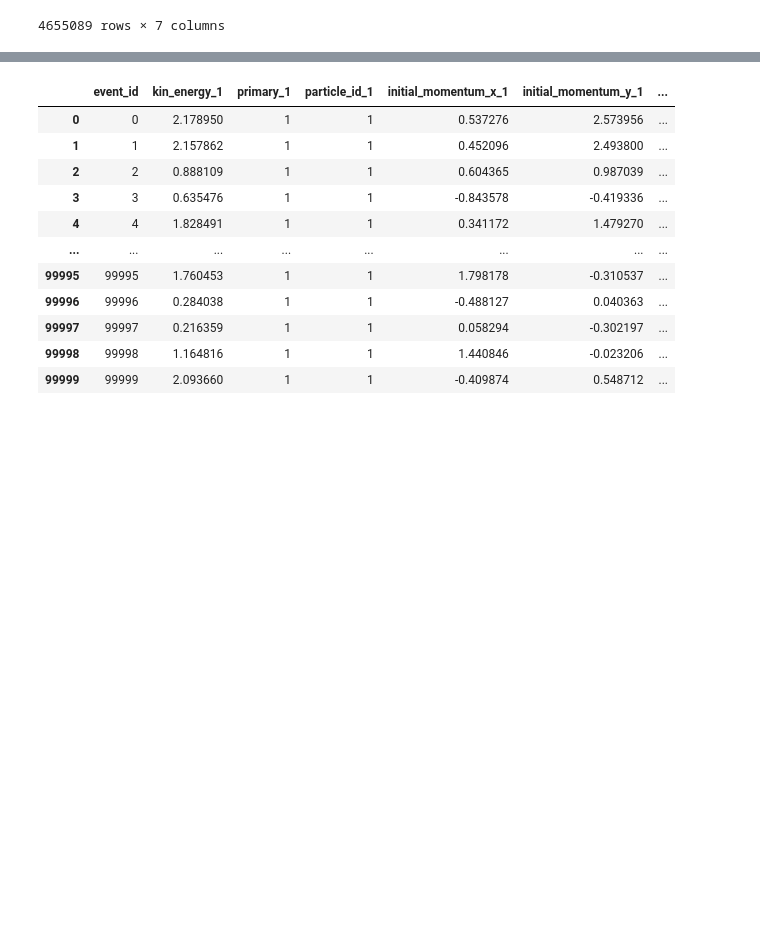
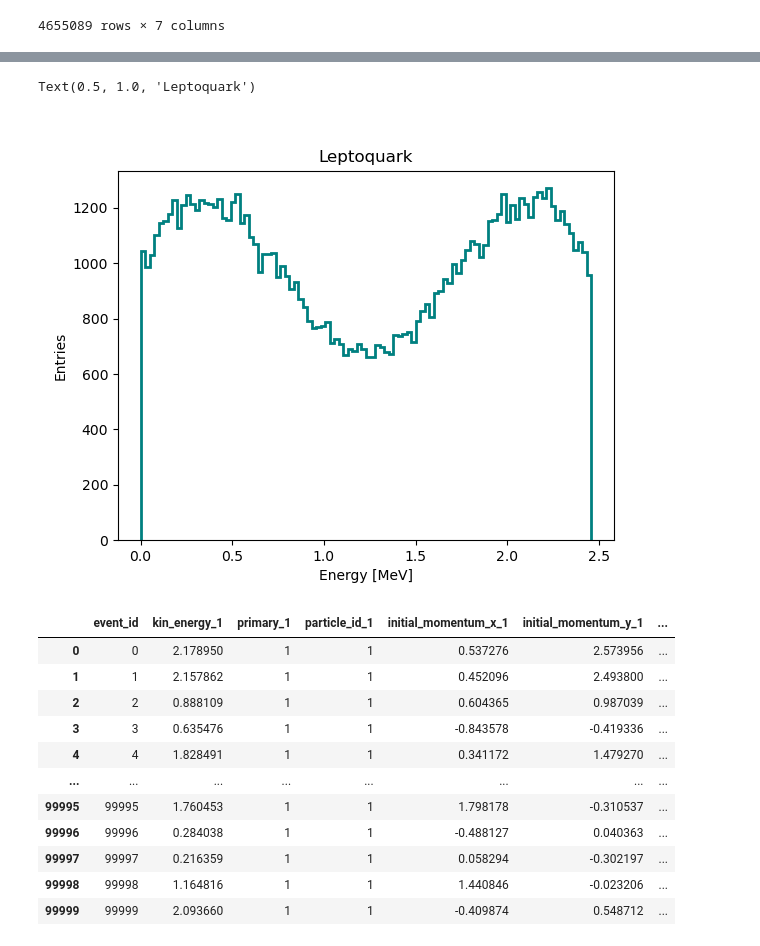
Before and after one commit to kvjmistry/NEXT_nudobe, a Jupyter notebook: workdir/PlotNexusEvents.ipynb, the cells around one changed output, grey strips where cells are left out. Cells and saved outputs as stored; diff of their text form; code cells hidden in the pictures; blank space fills up the shorter version.

```diff
--- a/workdir/PlotNexusEvents.ipynb
+++ b/workdir/PlotNexusEvents.ipynb
@@ -37,5 +37,8 @@ display(particles)
 4655089 rows × 7 columns
 # %%
 plt.figure()
-plt.hist(particles[particles.particle_id==1].kin_energy, bins=100);
+plt.hist(particles[particles.particle_id==1].kin_energy, bins=100, histtype="step",color="Teal",linewidth=2);
+plt.xlabel("Energy [MeV]")
+plt.ylabel("Entries")
+plt.title("Leptoquark")
 # %% [output]
@@ -43,3 +45,5 @@ plt.hist(particles[particles.particle_id==1].kin_energy, bins=100);
+Text(0.5, 1.0, 'Leptoquark')
+[figure, added]
 # %%
 # Calculate the angle between momentum vectors
 def calculate_angle(row):
```
Also changed, not shown: parts of 5 cells of this notebook, 4 other files.
